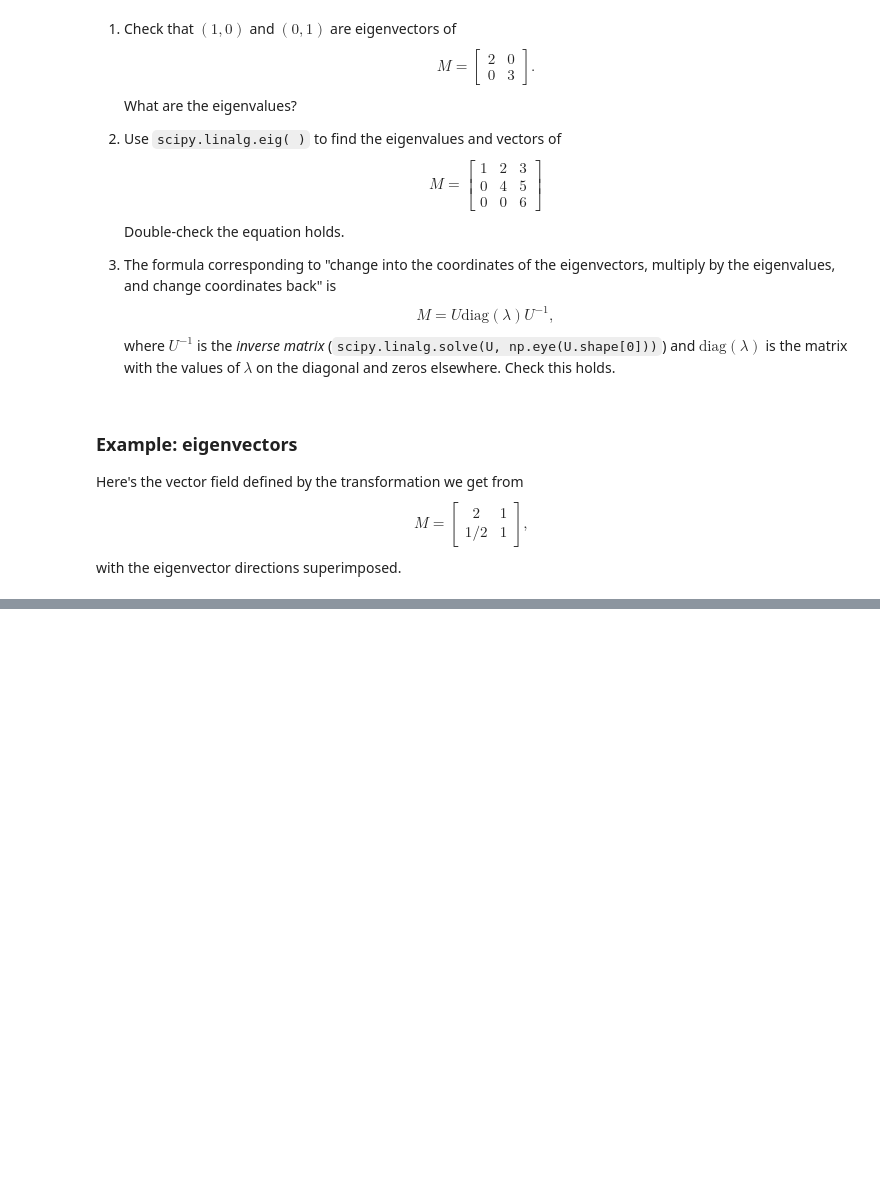
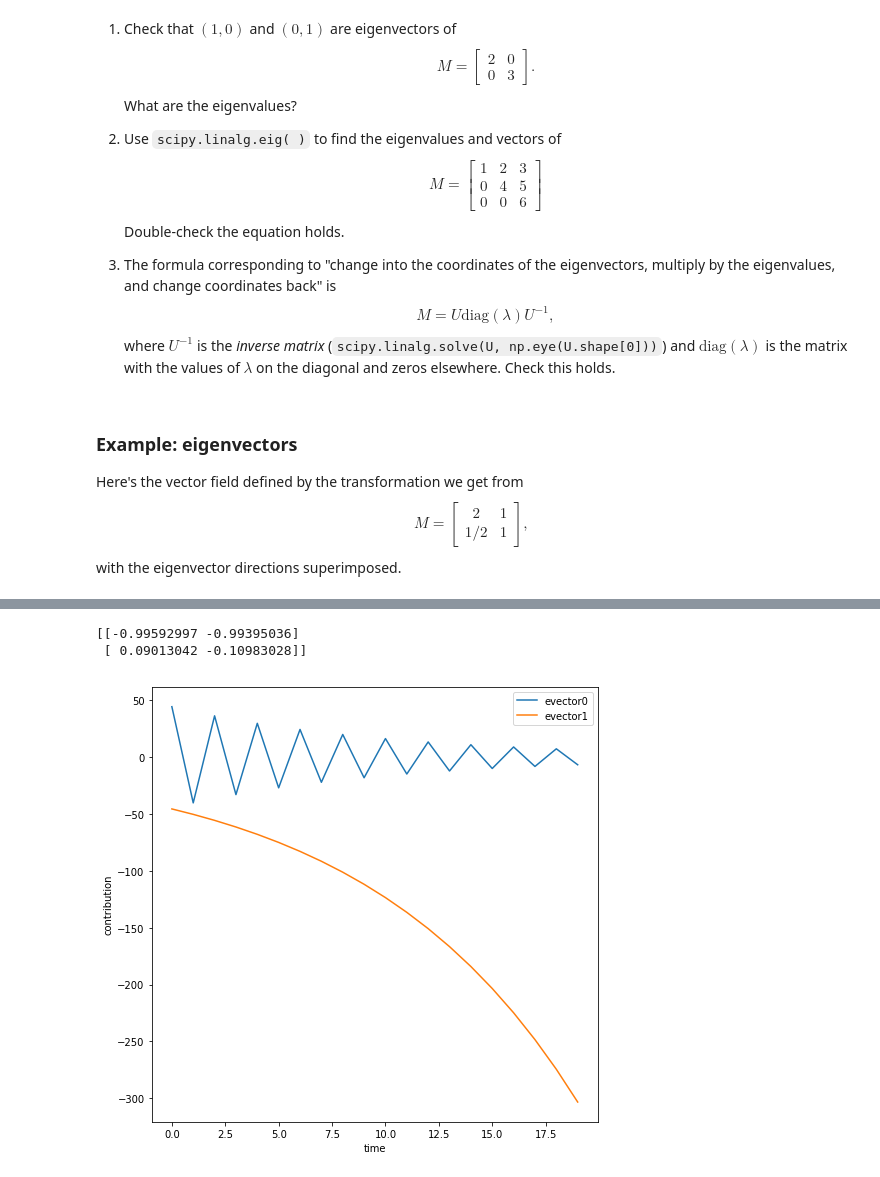
Before and after one commit to petrelharp/popbio, a Jupyter notebook: notebooks/lecture_03.ipynb, the cells around one changed output, grey strips where cells are left out. Saved outputs shown, nothing was run; the diff lists cells and outputs as text; code cells hidden in the pictures; blank space fills up the shorter version.

```diff
--- a/notebooks/lecture_03.ipynb
+++ b/notebooks/lecture_03.ipynb
@@ -187,3 +266,14 @@ fig.legend(['evector1', 'evector2']);
+# %%
+fig, ax = plt.subplots()
+ax.plot(np.real(V))
+ax.set_xlabel("time")
+ax.set_ylabel("contribution")
+ax.legend(['evector0', 'evector1']);
+print(U)
+# %% [output]
+[[-0.99592997 -0.99395036]
+ [ 0.09013042 -0.10983028]]
+[figure, added]
 # %% [markdown]
 
 ## Example: right whales
```
Also changed, not shown: parts of 28 cells of this notebook.
